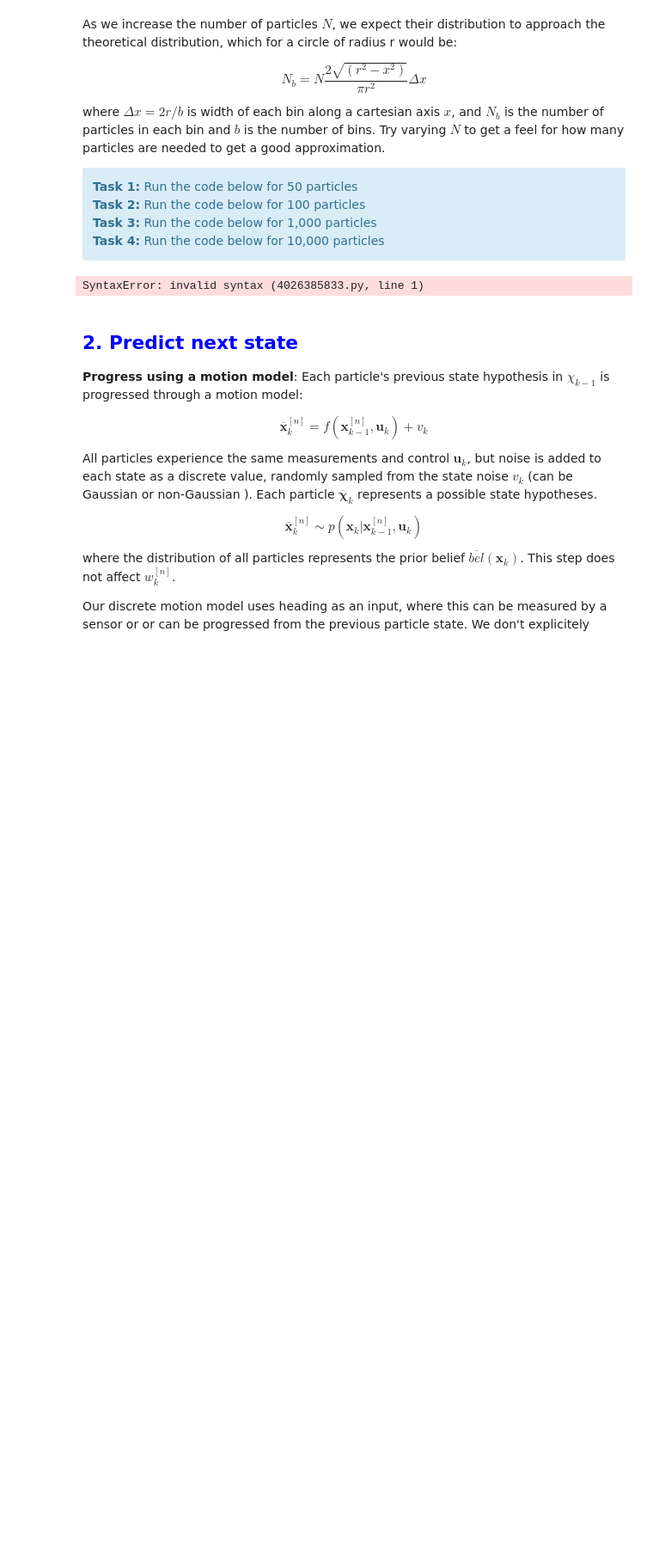
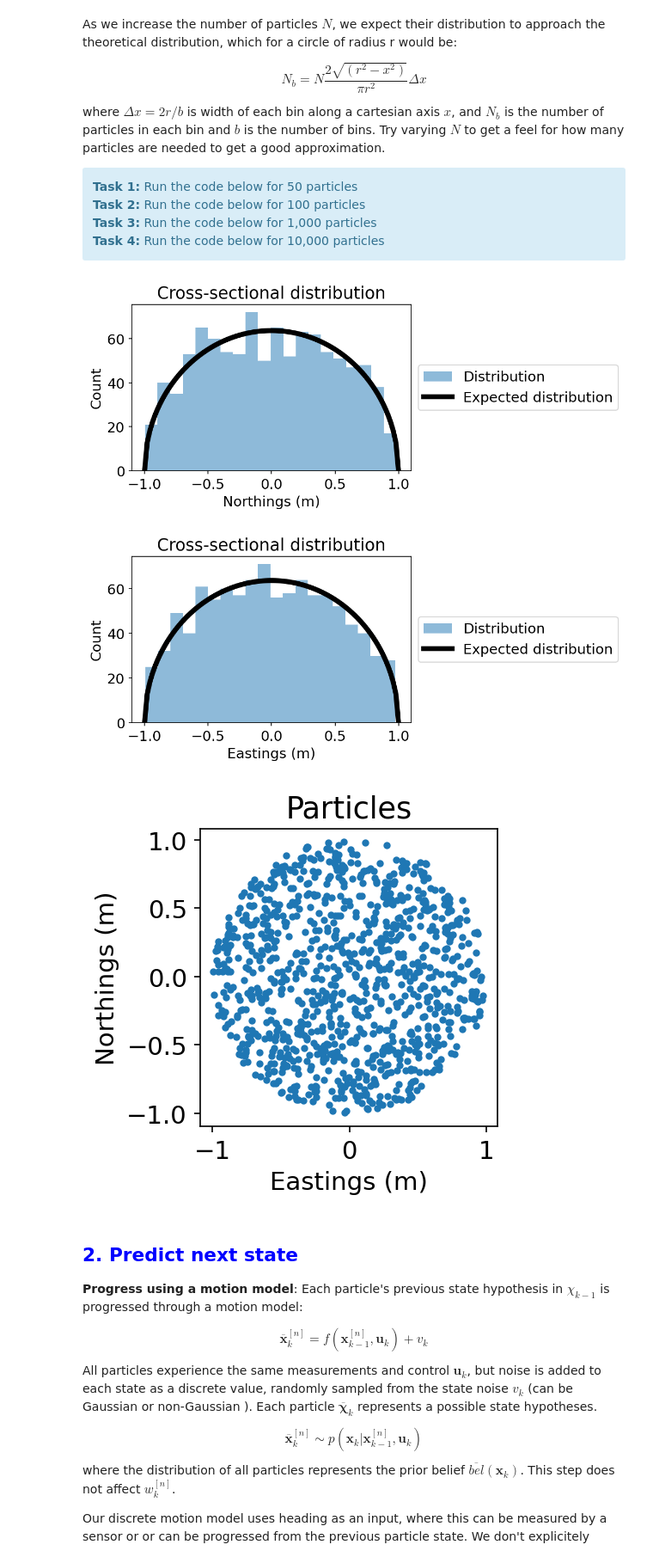
Before and after one commit to skyemckech/FEEG6043-Group, a Jupyter notebook: src/Tutorials/tutorial 5/pf.ipynb, the cells around one changed output. Shown at 86% size. Saved outputs shown, nothing was run; the diff lists cells and outputs as text; code cells hidden in the pictures; blank space fills up the shorter version.

Commit message:
Working particle filter

```diff
--- a/src/Tutorials/tutorial 5/pf.ipynb
+++ b/src/Tutorials/tutorial 5/pf.ipynb
@@ -62,7 +62,7 @@ class Particles:
 # %% [markdown]
 Below we create a tiny set of 3 particles and access the northings, eastings and weight parameter of the class instance.
 # %%
-particles = Particles(?)
+particles = Particles(3)
 
 print('To access the particle positions type particles.northings and particles.eastings:')
 print(particles.northings, particles.eastings)
@@ -97,8 +106,8 @@ from math_feeg6043 import polar2cartesian
 def initialise_particle_distribution(particles, centre=[0, 0], radius = 1, heading = 0):
 
     # sample angles and ranges
-    theta = np.random.uniform(?, ?, ?)
-    r = np.sqrt(np.random.uniform(0, 1, particles.N)) * ??
+    theta = np.random.uniform(0, np.deg2rad(360), particles.N)
+    r = np.sqrt(np.random.uniform(0, 1, particles.N)) * radius
 
     # convert to cartesian
     northings, eastings = polar2cartesian(r,theta)
@@ -108,7 +117,7 @@ def initialise_particle_distribution(particles, centre=[0, 0], radius = 1, headi
     particles.eastings = eastings + centre[1]
 
     # particles could be pointing anywhere
-    particles.gamma = np.random.uniform(?? - np.deg2rad(10) , ?? + np.deg2rad(10), particles.N)
+    particles.gamma = np.random.uniform(heading - np.deg2rad(10) , heading + np.deg2rad(10), particles.N)
 
 initialise_particle_distribution(particles)
 print(particles)
@@ -126,36 +139,38 @@ where $\Delta x = 2r/b$ is width of each bin along a cartesian axis $x$, and $N_
     <b>Task 4:</b> Run the code below for 10,000 particles <br>
 </div>
 # %%
-N=?
+N=1000
 centre = [0,0]
 radius = 1
 
 particles = Particles(N)
 initialise_particle_distribution(particles, centre, radius)
 
 # Code below plots the expected distribution
 nbins = 20 #number of histogram bins
 
 # expected distribution
 x = np.linspace(centre[1]-radius,centre[1]+radius,100)
 Nb = N*2*(np.sqrt(radius**2 - x**2)/(np.pi*radius**2))*(2*radius/nbins)
 
 
 plt.figure(); plt.hist(particles.northings, alpha=.5, label="Distribution", bins=nbins)
 plt.plot(x, Nb, 'k',  linewidth = 5, label="Expected distribution")
 plt.title("Cross-sectional distribution"); plt.xlabel("Northings (m)"); plt.ylabel("Count"); plt.legend()
 plt.legend(loc='center left', bbox_to_anchor=(1, 0.5)); plt.show()
 
 plt.figure(); plt.hist(particles.eastings, alpha=.5, label="Distribution", bins=nbins)
 plt.plot(x, Nb,'k', linewidth = 5, label="Expected distribution")
 plt.title("Cross-sectional distribution"); plt.xlabel("Eastings (m)"); plt.ylabel("Count"); plt.legend()
 plt.legend(loc='center left', bbox_to_anchor=(1, 0.5)); plt.show()
 
 plt.figure(); plt.plot(particles.eastings, particles.northings, '.');
 plt.axis('square')
 plt.title("Particles"); plt.xlabel("Eastings (m)"); plt.ylabel("Northings (m)"); plt.show()
 # %% [output]
-SyntaxError: invalid syntax (4026385833.py, line 1)
+[figure, added]
+[figure, added]
+[figure, added]
 # %% [markdown]
 ## <span style="color:blue">2. Predict next state</span>
 
```
Also changed, not shown: parts of 17 cells of this notebook, 22 other files.
